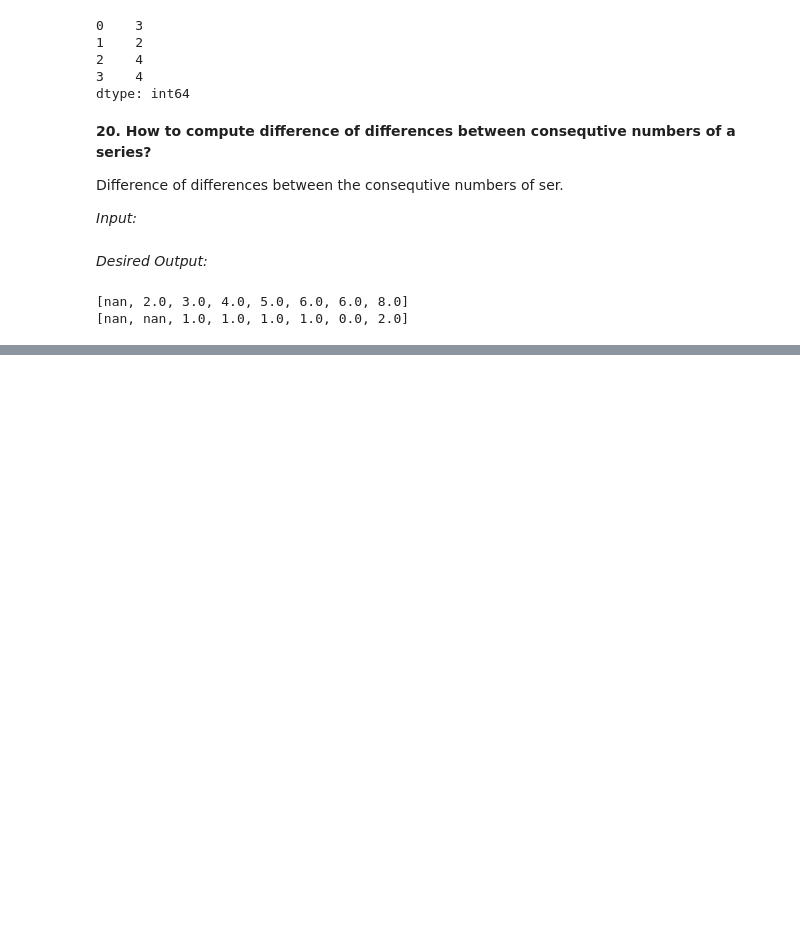
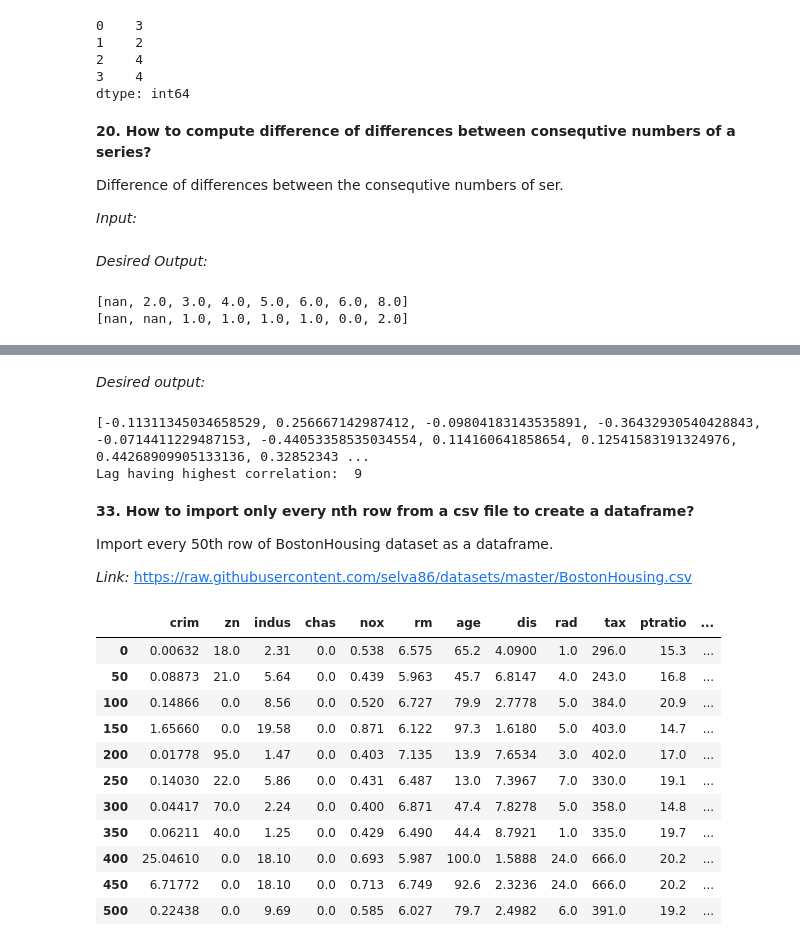
Before and after one commit to Azakkizi/machinelearningplus-exercises, a Jupyter notebook: 101 Pandas Exercises for Data Analysis.ipynb, the cells around one changed output, grey strips where cells are left out. Drawn from its saved outputs; the diff is of its cells as text; code cells hidden in the pictures; blank space fills up the shorter version.

```diff
--- a/101 Pandas Exercises for Data Analysis.ipynb
+++ b/101 Pandas Exercises for Data Analysis.ipynb
@@ -537,0 +862,2 @@ print(ser.diff().diff().tolist())
+# %% [markdown]
+*Desired output:*
@@ -537,0 +868,30 @@ print(ser.diff().diff().tolist())
+# %%
+autocorrelations = [ser.autocorr(i) for i in range(11)]
+print(autocorrelations[1:])
+print("Lag having highest correlation: ", np.argmax(np.abs(autocorrelations[1:])) + 1)
+# %% [output]
+[-0.11311345034658529, 0.256667142987412, -0.09804183143535891, -0.36432930540428843, -0.0714411229487153, -0.44053358535034554, 0.114160641858654, 0.12541583191324976, 0.44268909905133136, 0.32852343 ...
+Lag having highest correlation:  9
+# %% [markdown]
+**33. How to import only every nth row from a csv file to create a dataframe?**
+
+Import every 50th row of BostonHousing dataset as a dataframe.
+
+*Link:* https://raw.githubusercontent.com/selva86/datasets/master/BostonHousing.csv
+# %%
+df_all = pd.read_csv("https://raw.githubusercontent.com/selva86/datasets/master/BostonHousing.csv", chunksize=50)
+df_50 = pd.concat([chunk.iloc[0] for chunk in df_all], axis=1)
+df_50.T
+# %% [output]
+|  | crim | zn | indus | chas | nox | rm | age | dis | rad | tax | ptratio | ... |
+| 0 | 0.00632 | 18.0 | 2.31 | 0.0 | 0.538 | 6.575 | 65.2 | 4.0900 | 1.0 | 296.0 | 15.3 | ... |
+| 50 | 0.08873 | 21.0 | 5.64 | 0.0 | 0.439 | 5.963 | 45.7 | 6.8147 | 4.0 | 243.0 | 16.8 | ... |
+| 100 | 0.14866 | 0.0 | 8.56 | 0.0 | 0.520 | 6.727 | 79.9 | 2.7778 | 5.0 | 384.0 | 20.9 | ... |
+| 150 | 1.65660 | 0.0 | 19.58 | 0.0 | 0.871 | 6.122 | 97.3 | 1.6180 | 5.0 | 403.0 | 14.7 | ... |
+| 200 | 0.01778 | 95.0 | 1.47 | 0.0 | 0.403 | 7.135 | 13.9 | 7.6534 | 3.0 | 402.0 | 17.0 | ... |
+| 250 | 0.14030 | 22.0 | 5.86 | 0.0 | 0.431 | 6.487 | 13.0 | 7.3967 | 7.0 | 330.0 | 19.1 | ... |
+| 300 | 0.04417 | 70.0 | 2.24 | 0.0 | 0.400 | 6.871 | 47.4 | 7.8278 | 5.0 | 358.0 | 14.8 | ... |
+| 350 | 0.06211 | 40.0 | 1.25 | 0.0 | 0.429 | 6.490 | 44.4 | 8.7921 | 1.0 | 335.0 | 19.7 | ... |
+| 400 | 25.04610 | 0.0 | 18.10 | 0.0 | 0.693 | 5.987 | 100.0 | 1.5888 | 24.0 | 666.0 | 20.2 | ... |
+| 450 | 6.71772 | 0.0 | 18.10 | 0.0 | 0.713 | 6.749 | 92.6 | 2.3236 | 24.0 | 666.0 | 20.2 | ... |
+| 500 | 0.22438 | 0.0 | 9.69 | 0.0 | 0.585 | 6.027 | 79.7 | 2.4982 | 6.0 | 391.0 | 19.2 | ... |
```
Also changed, not shown: parts of 70 cells of this notebook.
